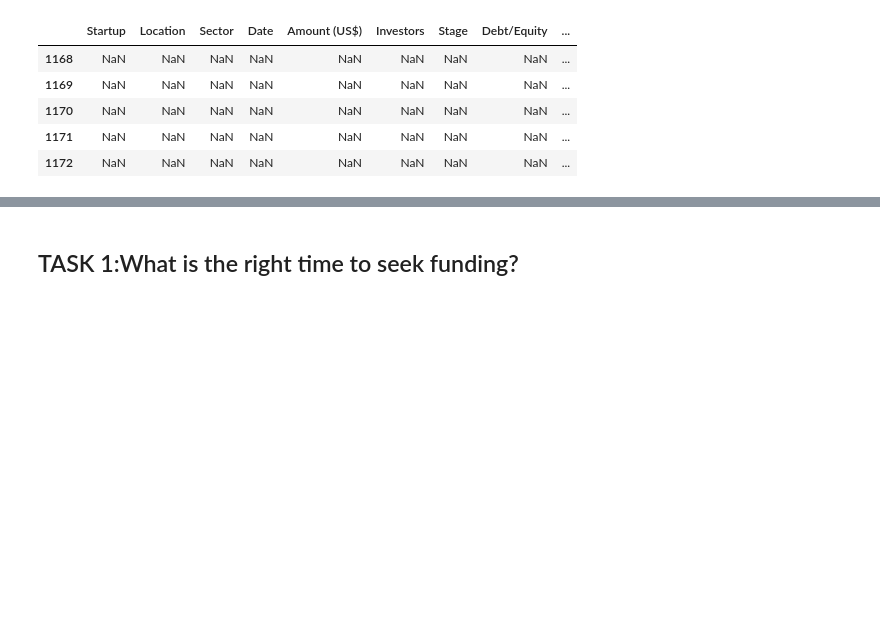
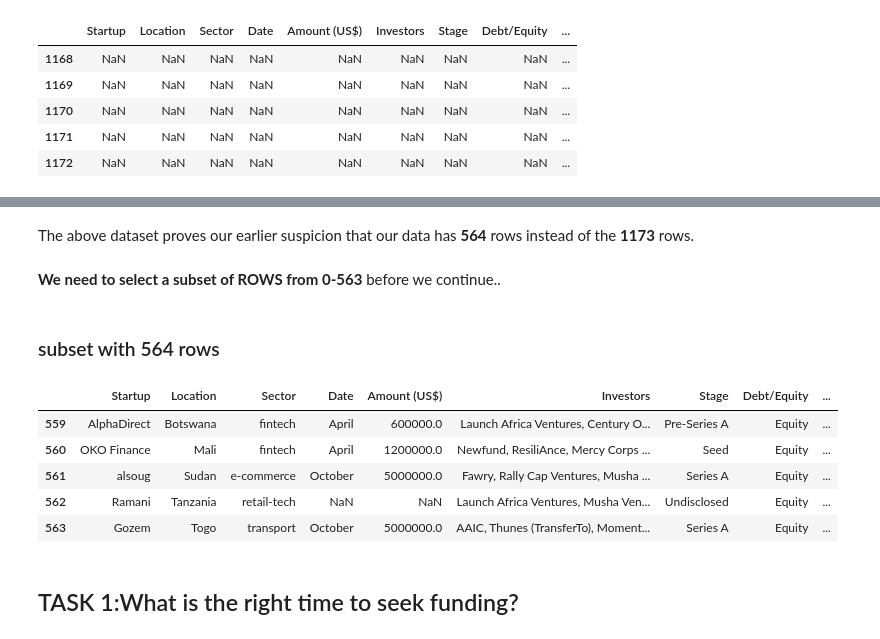
Before and after one commit to Vambane/AfricanStartups_2021, a Jupyter notebook: africanstartups.ipynb, the cells around one changed output, grey strips where cells are left out. Saved outputs shown, nothing was run; the diff lists cells and outputs as text; code cells hidden in the pictures; blank space fills up the shorter version.

```diff
--- a/africanstartups.ipynb
+++ b/africanstartups.ipynb
@@ -76,3 +88,19 @@ df.tail()
+# %% [markdown]
+The above dataset proves our earlier suspicion that our data has **564** rows instead of the **1173** rows.
+# %% [markdown]
+**We need to select a subset of ROWS from 0-563** before we continue..
+# %% [markdown]
+### subset with 564 rows
+# %%
+subset_df = df.iloc[0:564] #the range is not inclusive of the 564th row.
+subset_df.tail()
+# %% [output]
+|  | Startup | Location | Sector | Date | Amount (US$) | Investors | Stage | Debt/Equity | ... |
+| 559 | AlphaDirect | Botswana | fintech | April | 600000.0 | Launch Africa Ventures, Century O... | Pre-Series A | Equity | ... |
+| 560 | OKO Finance | Mali | fintech | April | 1200000.0 | Newfund, ResiliAnce, Mercy Corps ... | Seed | Equity | ... |
+| 561 | alsoug | Sudan | e-commerce | October | 5000000.0 | Fawry, Rally Cap Ventures, Musha ... | Series A | Equity | ... |
+| 562 | Ramani | Tanzania | retail-tech | NaN | NaN | Launch Africa Ventures, Musha Ven... | Undisclosed | Equity | ... |
+| 563 | Gozem | Togo | transport | October | 5000000.0 | AAIC, Thunes (TransferTo), Moment... | Series A | Equity | ... |
 # %% [markdown]
 ## TASK 1:What is the right time to seek funding?
 # %% [markdown]
```
Also changed, not shown: parts of 5 cells of this notebook.
